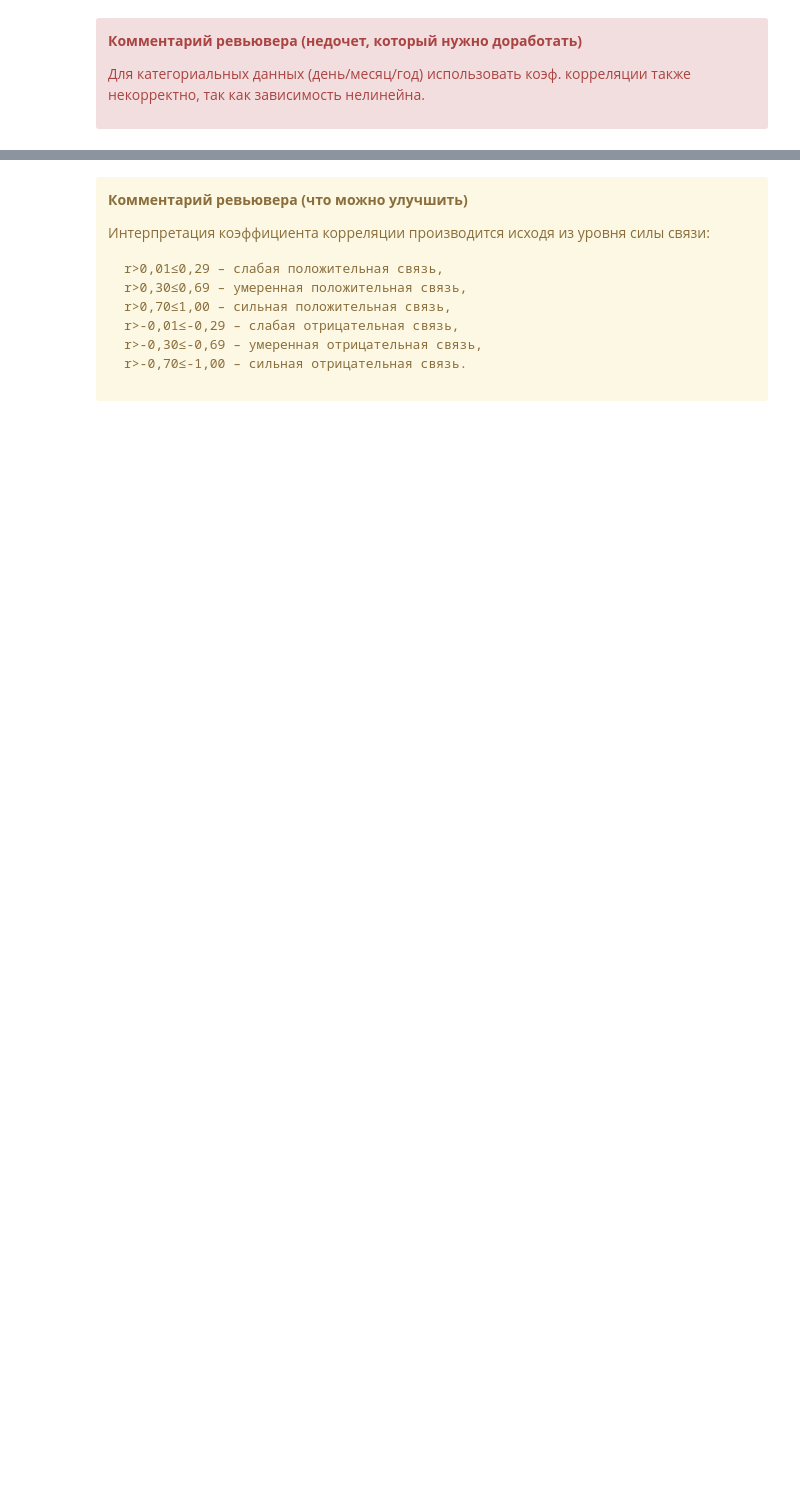
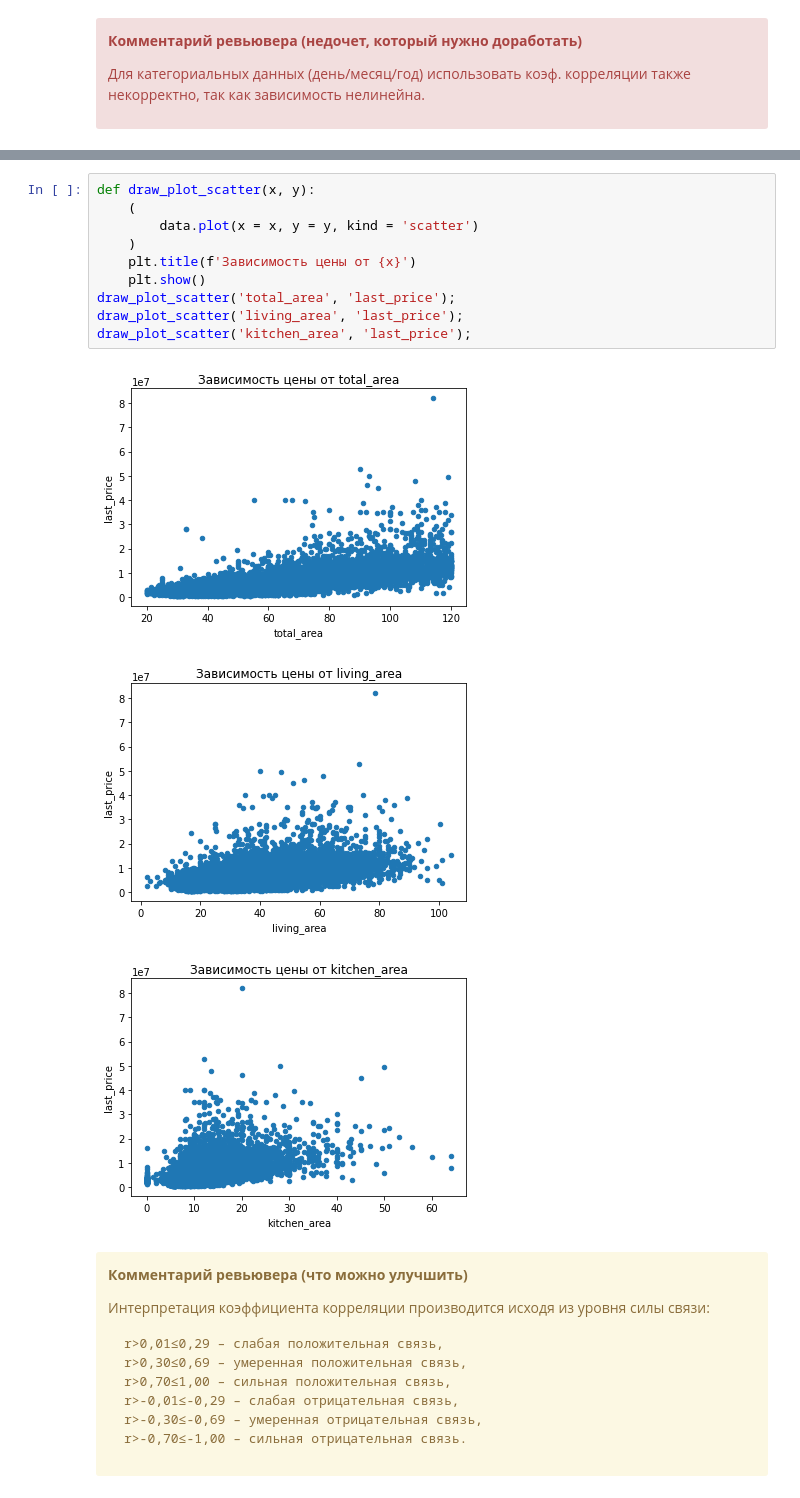
Before and after one commit to nlupacheva/data-analysis, a Jupyter notebook: real_estate/real_estate_project.ipynb, the cells around one changed output, grey strips where cells are left out. Drawn from its saved outputs; the diff is of its cells as text; blank space fills up the shorter version.

```diff
--- a/real_estate/real_estate_project.ipynb
+++ b/real_estate/real_estate_project.ipynb
@@ -1724,6 +1891,20 @@ plt.show()
 
 Дополнительно - видим хорошую корреляцию между количеством комнат и общей/жилой площадью, что ещё раз говорит, что наши отфильтрованные данные достаточно правдоподобны.
 Посмотрим графики для вышеуказанных полей, для которых "нашлась" корреляция и для floor_type
+# %%
+def draw_plot_scatter(x, y):
+    (
+        data.plot(x = x, y = y, kind = 'scatter')
+    )
+    plt.title(f'Зависимость цены от {x}')
+    plt.show()
+draw_plot_scatter('total_area', 'last_price');
+draw_plot_scatter('living_area', 'last_price');
+draw_plot_scatter('kitchen_area', 'last_price');
+# %% [output]
+[figure, added]
+[figure, added]
+[figure, added]
 # %% [markdown]
 <div class="alert alert-block alert-warning">
 
```
Also changed, not shown: parts of 46 cells of this notebook.
